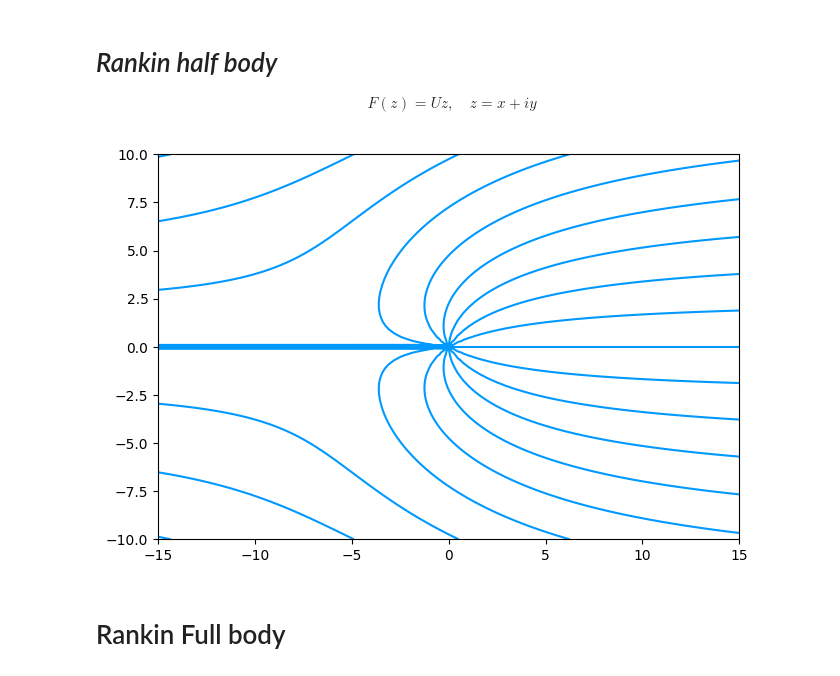
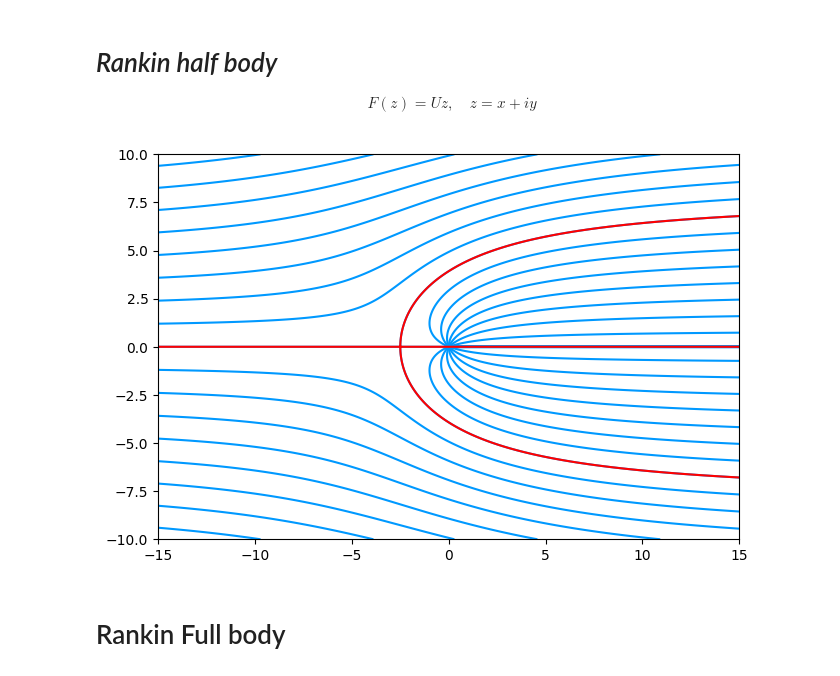
Before and after one commit to xd2w/FlowFieldGallery, a Jupyter notebook: main.ipynb, the cells around one changed output. Cells and saved outputs as stored; diff of their text form; code cells hidden in the pictures.

```diff
--- a/main.ipynb
+++ b/main.ipynb
@@ -13,26 +13,27 @@ def fig_size(xlim, ylim):
 # _Rankin half body_
 $$ F(z) = Uz ,\quad z = x + iy $$
 # %%
-s = 0.5
-U =20
-m = 2*np.pi*U*s
+s = 2.5
+U = 10
+m = -2*np.pi*U*s
 
 
 xlim = [-15, 15]
 ylim = [-10, 10]
 
-X, Y = np.meshgrid(np.linspace(*xlim, 100), np.linspace(*ylim, 100))
+X, Y = np.meshgrid(np.linspace(*xlim, 500), np.linspace(*ylim, 500))
 r = np.sqrt(X**2 + Y**2)
 theta = np.arctan2(Y, X)
 
-psi =  U*Y + (m/2*np.pi)*theta
+psi =  U*Y + (m/(2*np.pi))*theta
 
 fig, ax = plt.subplots(figsize=(fig_size(xlim, ylim)))
 
-plt.contour(X, Y,  psi, 20, colors=def_c)
+plt.contour(-X, Y,  psi, 20, colors=def_c)
+plt.contour(-X, Y,  psi, [0], colors='red')
 plt.show()
 # %% [output]
-[figure, old version]
+[figure, new version]
 # %% [markdown]
 # Rankin Full body
 # %%
```
Also changed, not shown: parts of 6 cells of this notebook.
